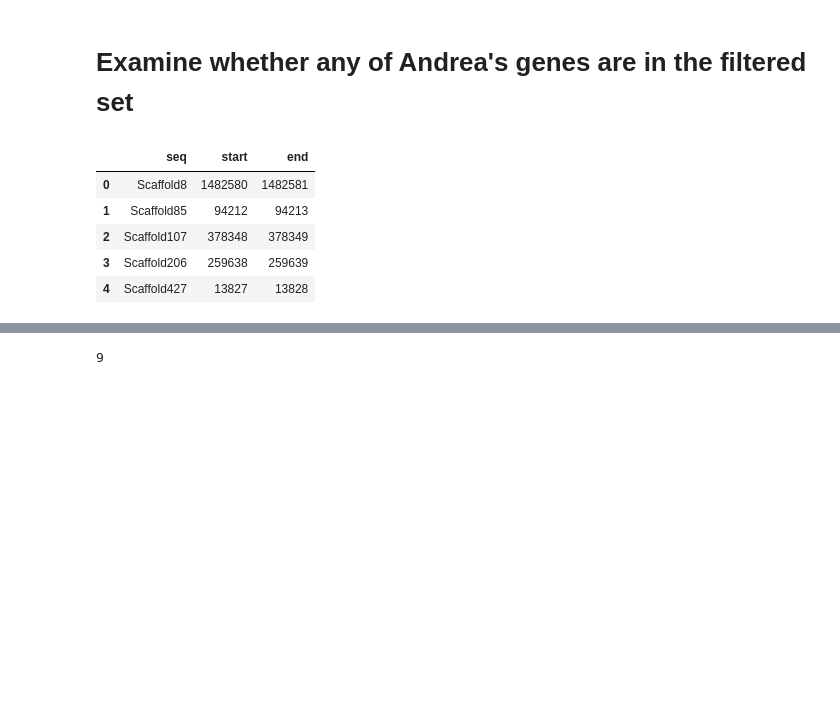
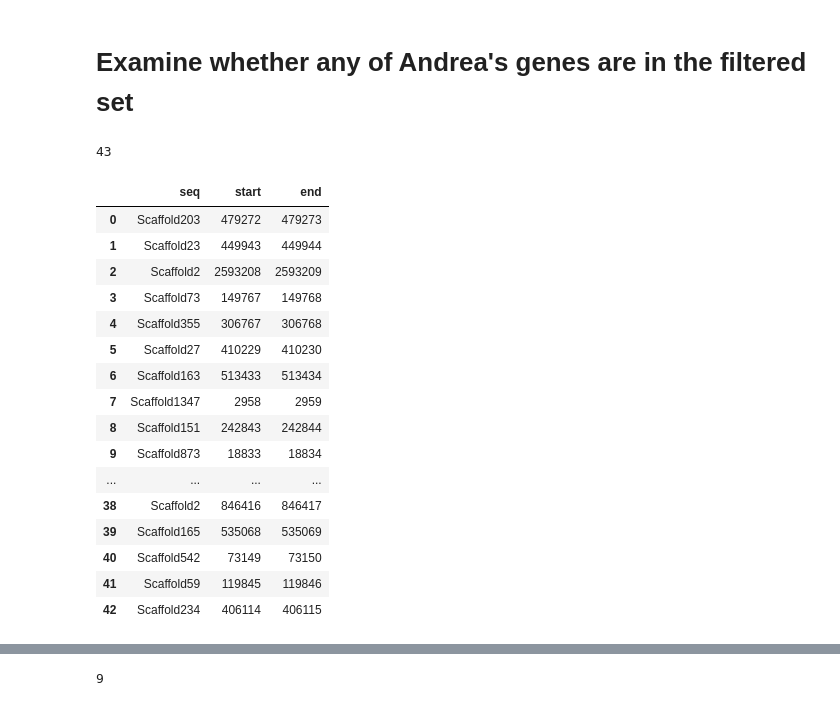
Before and after one commit to xguse/ipy_notebooks, a Jupyter notebook: YALE/ddrad58/2015-06-04_LD_ploting_THREE_pops_NO_KG.ipynb, the cells around one changed output, grey strips where cells are left out. Saved outputs shown, nothing was run; the diff lists cells and outputs as text; code cells hidden in the pictures; blank space fills up the shorter version.

```diff
--- a/YALE/ddrad58/2015-06-04_LD_ploting_THREE_pops_NO_KG.ipynb
+++ b/YALE/ddrad58/2015-06-04_LD_ploting_THREE_pops_NO_KG.ipynb
@@ -607,8 +577,8 @@ Selected_PopPairwiseMSNB_Environm_bed = "/home/gus/Documents/YalePostDoc/project
 Selected_PopPairwiseMSOT_Environm_bed = "/home/gus/Documents/YalePostDoc/project_stuff/g_f_fucipes_uganda/ddrad58/data_from_andrea/2015-03-17_env_selection/Selected_PopPairwiseMSOT_Environm.bed"
 Selected_PopPairwiseMSvsNBOT_Environm_bed = "/home/gus/Documents/YalePostDoc/project_stuff/g_f_fucipes_uganda/ddrad58/data_from_andrea/2015-03-17_env_selection/Selected_PopPairwiseMSvsNBOT_Environm.bed"
 
-#### from folder: 2015-02-26_bayescan_tables
-Top10_PopPairwiseOverlap_Infection_bed = "/home/gus/Documents/YalePostDoc/project_stuff/g_f_fucipes_uganda/ddrad58/data_from_andrea/2015-02-26_bayescan_tables/Top10_PopPairwiseOverlap_Infection.bed"
+#### from folder: 2015-02-26_bayescan_tables and 2015-07-23_overlap_infection
+Top10_PopPairwiseOverlap_Infection_bed = "/home/gus/Documents/YalePostDoc/project_stuff/g_f_fucipes_uganda/ddrad58/data_from_andrea/2015-07-23_overlap_infection/Top10_corrected_PopPairwiseOverlap_Infection2015.bed"
 Top10_PopPairwiseOverlap_Environm_bed = "/home/gus/Documents/YalePostDoc/project_stuff/g_f_fucipes_uganda/ddrad58/data_from_andrea/2015-02-26_bayescan_tables/Top10_PopPairwiseOverlap_Environm.bed"
 Top05_InfectionOverall_bed = "/home/gus/Documents/YalePostDoc/project_stuff/g_f_fucipes_uganda/ddrad58/data_from_andrea/2015-02-26_bayescan_tables/Top05_InfectionOverall.bed"
 Top05_PopPairwiseOverlap_Environm_bed = "/home/gus/Documents/YalePostDoc/project_stuff/g_f_fucipes_uganda/ddrad58/data_from_andrea/2015-02-26_bayescan_tables/Top05_PopPairwiseOverlap_Environm.bed"
@@ -637,15 +607,30 @@ snps_interest = munch.Munch(dict(Selected_PopPairwiseMSNB_Environm=Selected_PopP
     Top05_PopPairwiseOverlap_Environm=Top05_PopPairwiseOverlap_Environm_df,
     Top05_PopPairwiseOverlap_Infection=Top05_PopPairwiseOverlap_Infection_df,
     Top10_InfectionOverall=Top10_InfectionOverall_df))
-# %%
-snps_interest.Selected_PopPairwiseMSNB_Environm.head()
-# %% [output]
-|  | seq | start | end |
-| 0 | Scaffold8 | 1482580 | 1482581 |
-| 1 | Scaffold85 | 94212 | 94213 |
-| 2 | Scaffold107 | 378348 | 378349 |
-| 3 | Scaffold206 | 259638 | 259639 |
-| 4 | Scaffold427 | 13827 | 13828 |
+# %%
+len(snps_interest.Top10_PopPairwiseOverlap_Infection)
+# %% [output]
+43
+# %%
+snps_interest.Top10_PopPairwiseOverlap_Infection
+# %% [output]
+|  | seq | start | end |
+| 0 | Scaffold203 | 479272 | 479273 |
+| 1 | Scaffold23 | 449943 | 449944 |
+| 2 | Scaffold2 | 2593208 | 2593209 |
+| 3 | Scaffold73 | 149767 | 149768 |
+| 4 | Scaffold355 | 306767 | 306768 |
+| 5 | Scaffold27 | 410229 | 410230 |
+| 6 | Scaffold163 | 513433 | 513434 |
+| 7 | Scaffold1347 | 2958 | 2959 |
+| 8 | Scaffold151 | 242843 | 242844 |
+| 9 | Scaffold873 | 18833 | 18834 |
+| ... | ... | ... | ... |
+| 38 | Scaffold2 | 846416 | 846417 |
+| 39 | Scaffold165 | 535068 | 535069 |
+| 40 | Scaffold542 | 73149 | 73150 |
+| 41 | Scaffold59 | 119845 | 119846 |
+| 42 | Scaffold234 | 406114 | 406115 |
 # %%
 def join_SNP_pairs_and_SNPs_of_interest(dfp, dfi):
 
```
Also changed, not shown: parts of 44 cells of this notebook, 6 other files.
